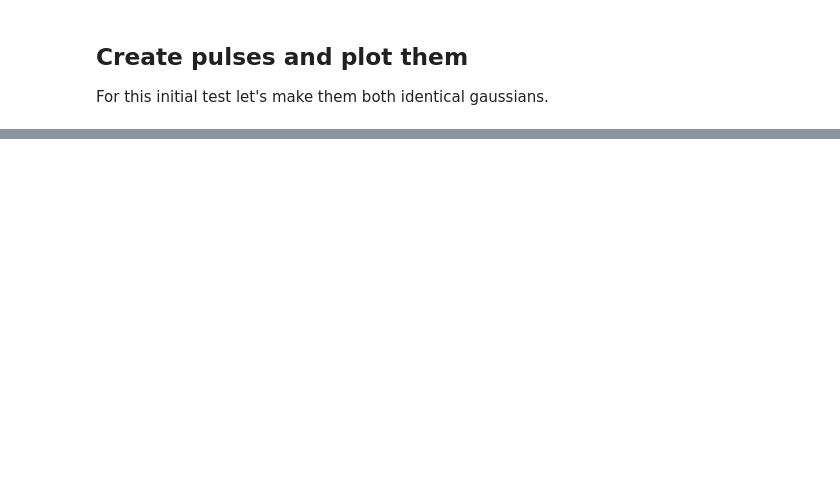
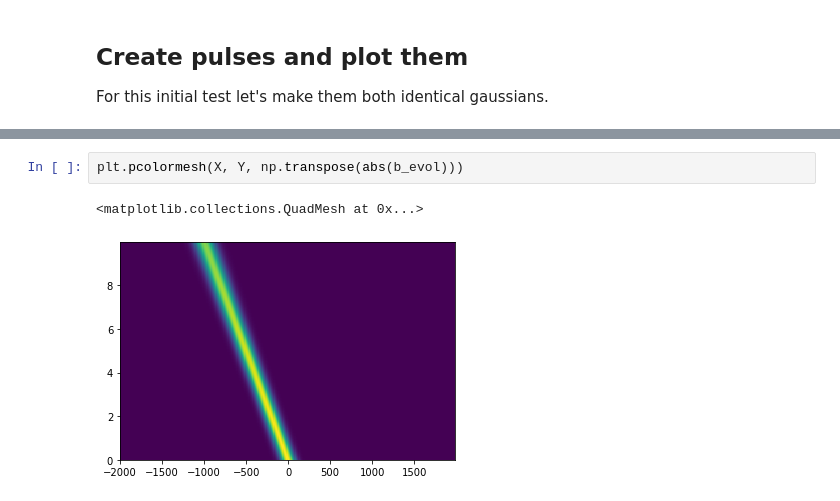
Before and after one commit to ledezmaluism/snow, a Jupyter notebook: Notebooks/Propagation_test_linear.ipynb, the cells around one changed output, grey strips where cells are left out. Drawn from its saved outputs; the diff is of its cells as text; blank space fills up the shorter version.

```diff
--- a/Notebooks/Propagation_test_linear.ipynb
+++ b/Notebooks/Propagation_test_linear.ipynb
@@ -70,0 +167,5 @@ nlo.plot_magsq(t*1e15, pulse)
+# %%
+plt.pcolormesh(X, Y, np.transpose(abs(b_evol)))
+# %% [output]
+<matplotlib.collections.QuadMesh at 0x...>
+[figure, added]
```
Also changed, not shown: parts of 15 cells of this notebook.
